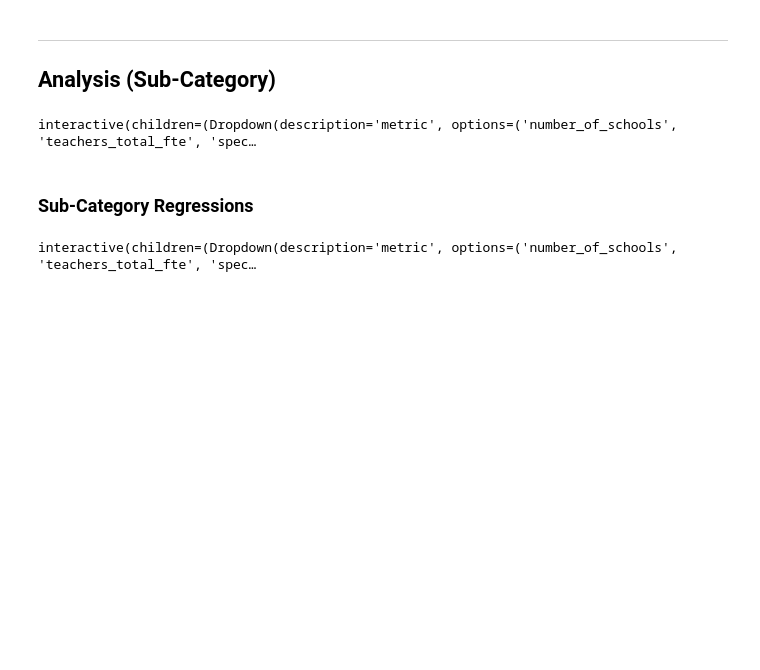
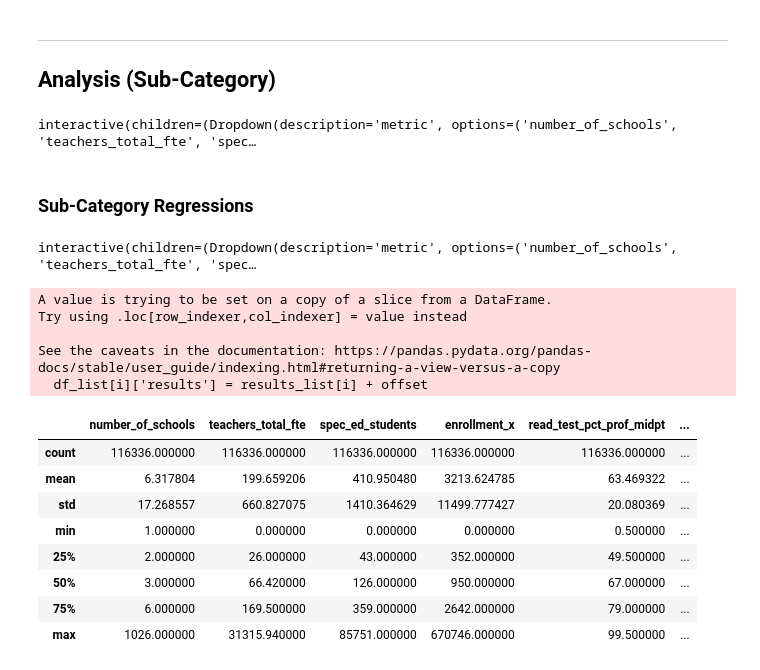
Before and after one commit to justinrgarrard/school_district_clustering, a Jupyter notebook: notebooks/1.0-jrg-full-prototype.ipynb, the cells around one changed output. Drawn from its saved outputs; the diff is of its cells as text; code cells hidden in the pictures; blank space fills up the shorter version.

```diff
--- a/notebooks/1.0-jrg-full-prototype.ipynb
+++ b/notebooks/1.0-jrg-full-prototype.ipynb
@@ -309,3 +309,34 @@ interactive_plot = interactive(multi_regression_metric_explorer,
                                cat=category[0])
 # %% [output]
 interactive(children=(Dropdown(description='metric', options=('number_of_schools', 'teachers_total_fte', 'spec…
+# %%
+# Regenerate the input dataset, but with labels
+def reconstitute_data(df_list, results_list):
+    # Map results to dataframe
+    for i in range(0, len(df_list)):
+        offset = (4 * i) + 1
+        df_list[i]['results'] = results_list[i] + offset
+
+    # Merge dataframes
+    output = pd.concat(df_list)
+    return output
+# %%
+x = reconstitute_data(df_list, results)
+# %% [output]
+A value is trying to be set on a copy of a slice from a DataFrame.
+Try using .loc[row_indexer,col_indexer] = value instead
+
+See the caveats in the documentation: https://pandas.pydata.org/pandas-docs/stable/user_guide/indexing.html#returning-a-view-versus-a-copy
+  df_list[i]['results'] = results_list[i] + offset
+# %%
+x.describe()
+# %% [output]
+|  | number_of_schools | teachers_total_fte | spec_ed_students | enrollment_x | read_test_pct_prof_midpt | ... |
+| count | 116336.000000 | 116336.000000 | 116336.000000 | 116336.000000 | 116336.000000 | ... |
+| mean | 6.317804 | 199.659206 | 410.950480 | 3213.624785 | 63.469322 | ... |
+| std | 17.268557 | 660.827075 | 1410.364629 | 11499.777427 | 20.080369 | ... |
+| min | 1.000000 | 0.000000 | 0.000000 | 0.000000 | 0.500000 | ... |
+| 25% | 2.000000 | 26.000000 | 43.000000 | 352.000000 | 49.500000 | ... |
+| 50% | 3.000000 | 66.420000 | 126.000000 | 950.000000 | 67.000000 | ... |
+| 75% | 6.000000 | 169.500000 | 359.000000 | 2642.000000 | 79.000000 | ... |
+| max | 1026.000000 | 31315.940000 | 85751.000000 | 670746.000000 | 99.500000 | ... |
```
Also changed, not shown: 4 other files.
